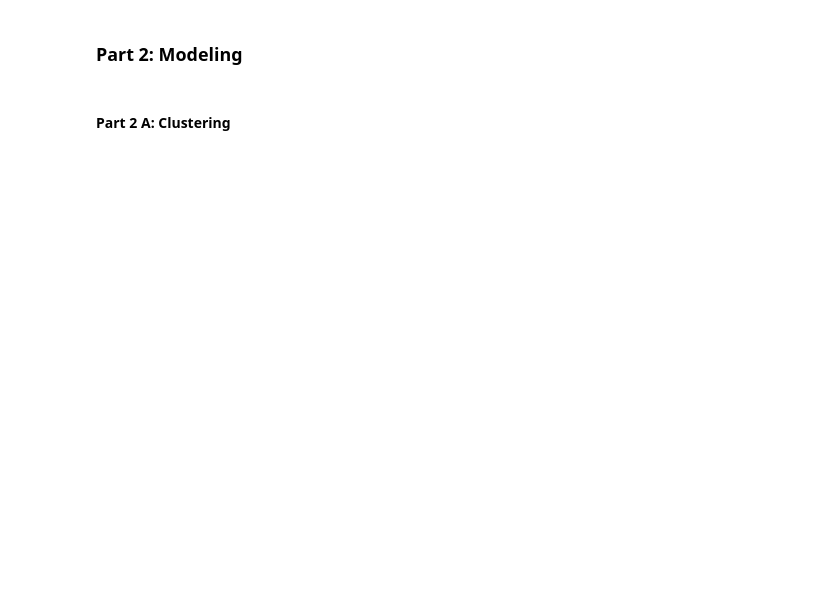
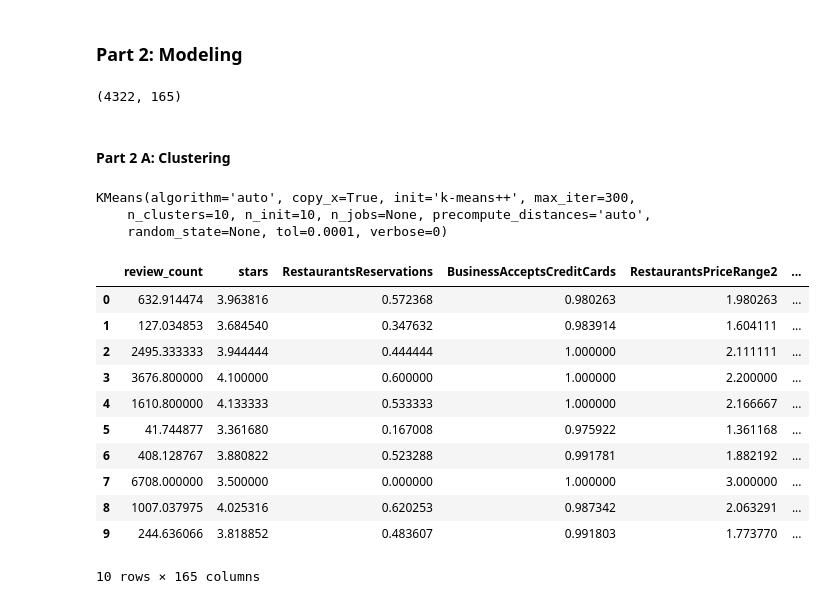
Before and after one commit to rvent/Event-Planner-Project, a Jupyter notebook: rima_wip.ipynb, the cells around one changed output. Saved outputs shown, nothing was run; the diff lists cells and outputs as text; code cells hidden in the pictures; blank space fills up the shorter version.

```diff
--- a/rima_wip.ipynb
+++ b/rima_wip.ipynb
@@ -433,7 +403,7 @@ Name: RestaurantsAttire, dtype: int64
 # %%
 # Wheelchair access
 
-wch = {False:0, True:1,'False':0, 'True':1'None':0}
+wch = {False:0, True:1,'False':0, 'True':1,'None':0}
 clean_df.WheelchairAccessible = clean_df.WheelchairAccessible.replace(to_replace = wch, value=None)
 clean_df.GoodForKids = clean_df.GoodForKids.replace(to_replace = wch, value=None)
 clean_df.HasTV = clean_df.HasTV.replace(to_replace = wch, value=None)
@@ -455,3 +425,7 @@ clean_df = clean_df.replace(to_replace = wch, value=None)
 # %%
 # change type
 clean_df.RestaurantsPriceRange2 = clean_df.RestaurantsPriceRange2.astype(int)
+# %%
+clean_df = pd.concat([clean_df,pd.get_dummies(clean_df.NoiseLevel),pd.get_dummies(clean_df.RestaurantsAttire)],
+                     axis = 1)
+clean_df.drop(['NoiseLevel','RestaurantsAttire'], axis = 1, inplace = True)
@@ -463,12 +444,19 @@ from surprise import SVD
 from surprise.model_selection import cross_validate
 # %%
 X = clean_df.drop(['business_id'], axis = 1)
+# %%
+X.shape
+# %% [output]
+(4322, 165)
 # %% [markdown]
 #### Part 2 A: Clustering
 # %%
 from sklearn.cluster import KMeans # import from sklearn
-k_means = KMeans(n_clusters=3) # Must set number of clusters at initialization time!
 from sklearn.metrics import calinski_harabaz_score
 
-
-print(calinski_harabaz_score(some_df, cluster_assignments))
+k_means = KMeans(n_clusters=10) # Must set number of clusters at initialization time!
+k_means.fit(X)
+# %% [output]
+KMeans(algorithm='auto', copy_x=True, init='k-means++', max_iter=300,
+    n_clusters=10, n_init=10, n_jobs=None, precompute_distances='auto',
+    random_state=None, tol=0.0001, verbose=0)
@@ -474,0 +467,15 @@ print(calinski_harabaz_score(some_df, cluster_assignments))
+# %%
+pd.DataFrame(k_means.cluster_centers_, columns = X.columns)
+# %% [output]
+|  | review_count | stars | RestaurantsReservations | BusinessAcceptsCreditCards | RestaurantsPriceRange2 | ... |
+| 0 | 632.914474 | 3.963816 | 0.572368 | 0.980263 | 1.980263 | ... |
+| 1 | 127.034853 | 3.684540 | 0.347632 | 0.983914 | 1.604111 | ... |
+| 2 | 2495.333333 | 3.944444 | 0.444444 | 1.000000 | 2.111111 | ... |
+| 3 | 3676.800000 | 4.100000 | 0.600000 | 1.000000 | 2.200000 | ... |
+| 4 | 1610.800000 | 4.133333 | 0.533333 | 1.000000 | 2.166667 | ... |
+| 5 | 41.744877 | 3.361680 | 0.167008 | 0.975922 | 1.361168 | ... |
+| 6 | 408.128767 | 3.880822 | 0.523288 | 0.991781 | 1.882192 | ... |
+| 7 | 6708.000000 | 3.500000 | 0.000000 | 1.000000 | 3.000000 | ... |
+| 8 | 1007.037975 | 4.025316 | 0.620253 | 0.987342 | 2.063291 | ... |
+| 9 | 244.636066 | 3.818852 | 0.483607 | 0.991803 | 1.773770 | ... |
+10 rows × 165 columns
```
Also changed, not shown: parts of 33 cells of this notebook.
